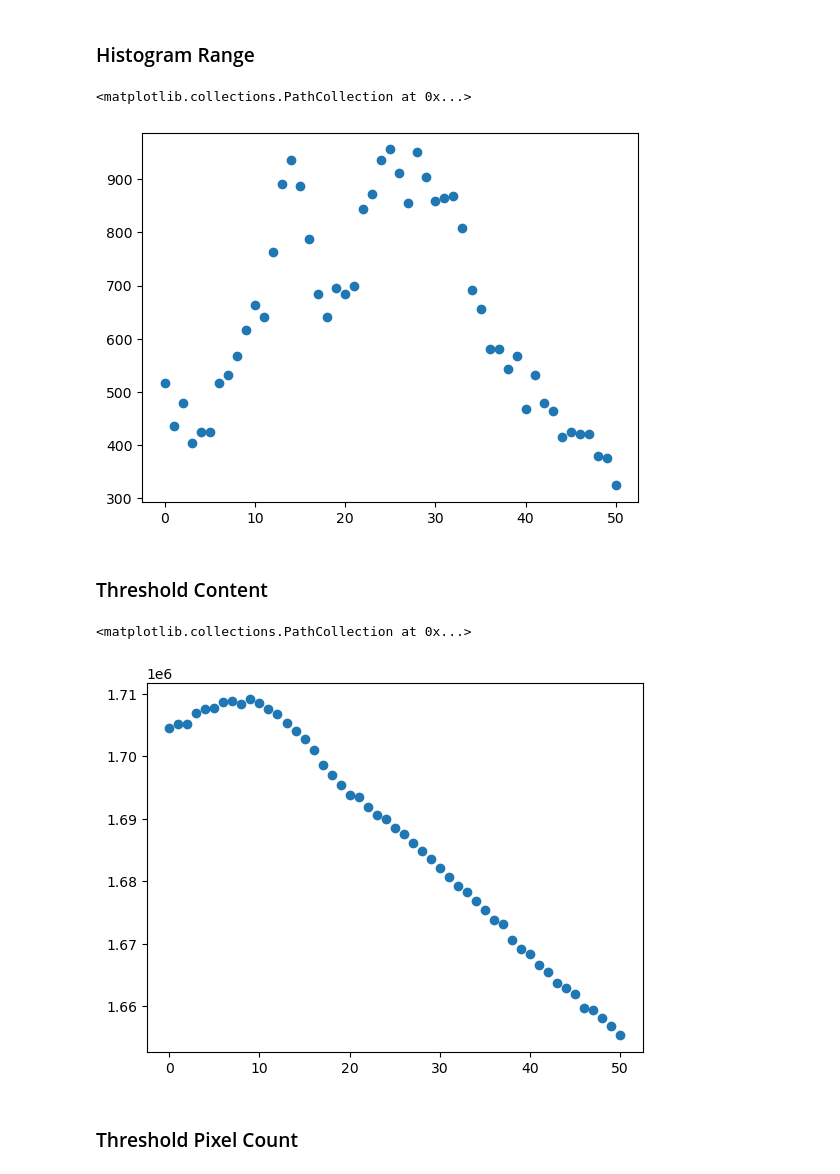
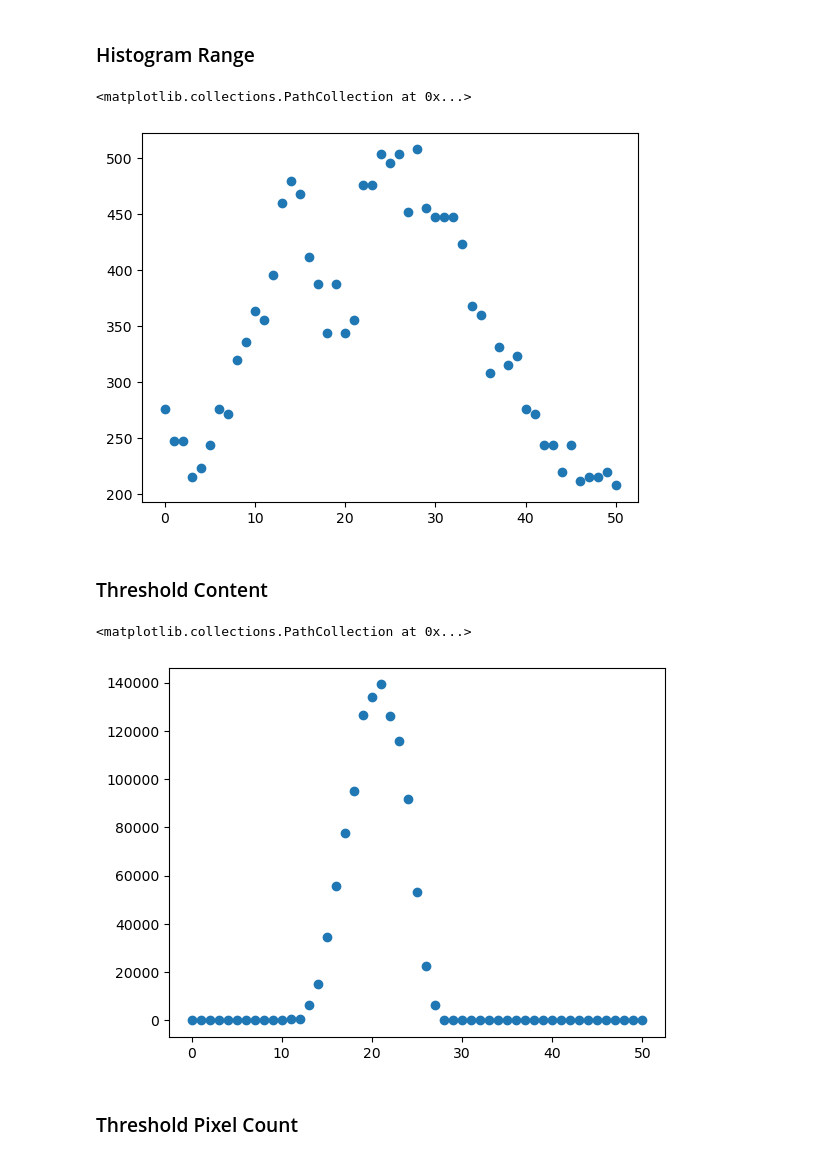
Before and after one commit to aarush-umap/realtime-lsm-tools, a Jupyter notebook: autofocus_sandbox.ipynb, the cells around one changed output. Cells and saved outputs as stored; diff of their text form; code cells hidden in the pictures.

Commit message:
Rerun with better thresholding and adjusted params

```diff
--- a/autofocus_sandbox.ipynb
+++ b/autofocus_sandbox.ipynb
@@ -126,7 +126,7 @@ plt.scatter([i for i in range(N)], z_scores)
 # %% [markdown]
 ### Histogram Range
 # %%
-bin_size = 50
+bin_size = 100
 z_scores = []
 for z_image in test_image:
     z_scores.append(af.range_algorithm(z_image, bin_size))
@@ -134,19 +134,19 @@ for z_image in test_image:
 plt.scatter([i for i in range(N)], z_scores)
 # %% [output]
 <matplotlib.collections.PathCollection at 0x...>
-[figure, old version]
+[figure, new version]
 # %% [markdown]
 ### Threshold Content
 # %%
-threshold_value = 0
+threshold_value = 200
 z_scores = []
 for z_image in test_image:
     z_scores.append(af.thresholded_content(z_image, threshold_value))
 
 plt.scatter([i for i in range(N)], z_scores)
 # %% [output]
 <matplotlib.collections.PathCollection at 0x...>
-[figure, old version]
+[figure, new version]
 # %% [markdown]
 ### Threshold Pixel Count
 # %%
```
Also changed, not shown: parts of 2 cells of this notebook.
